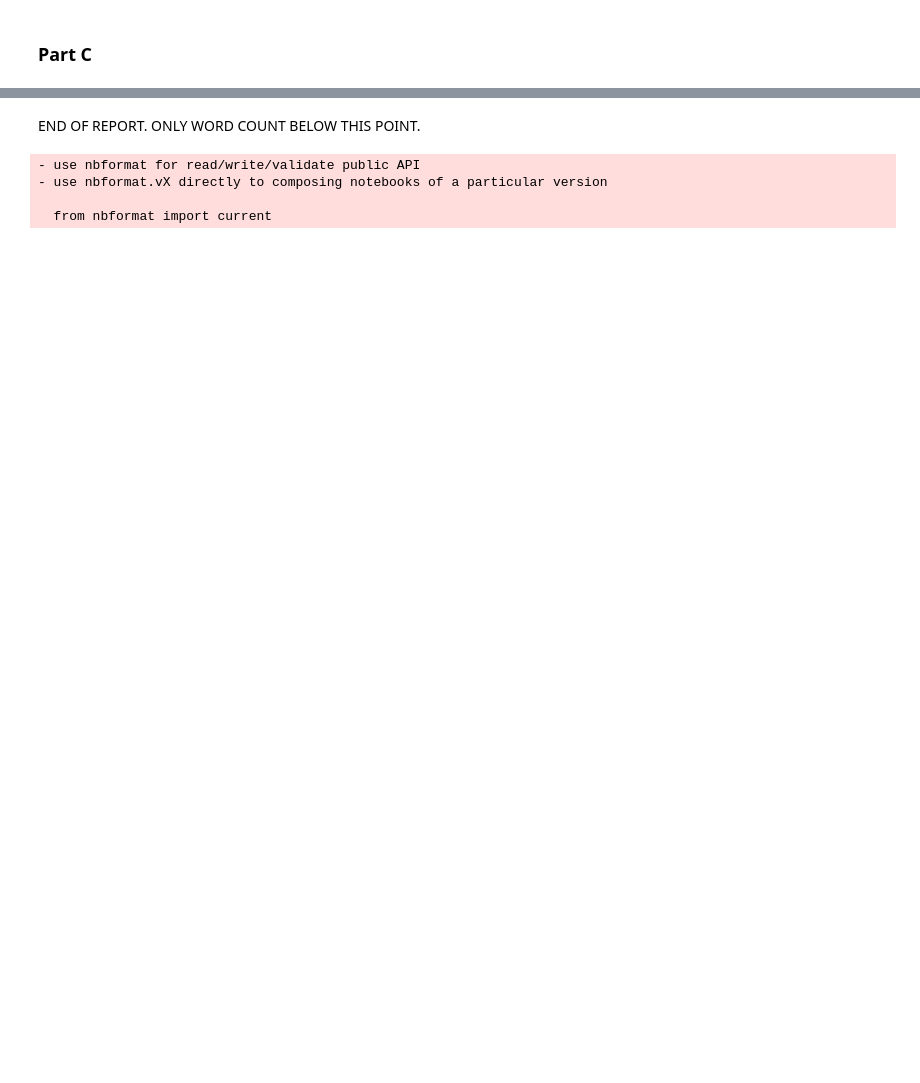
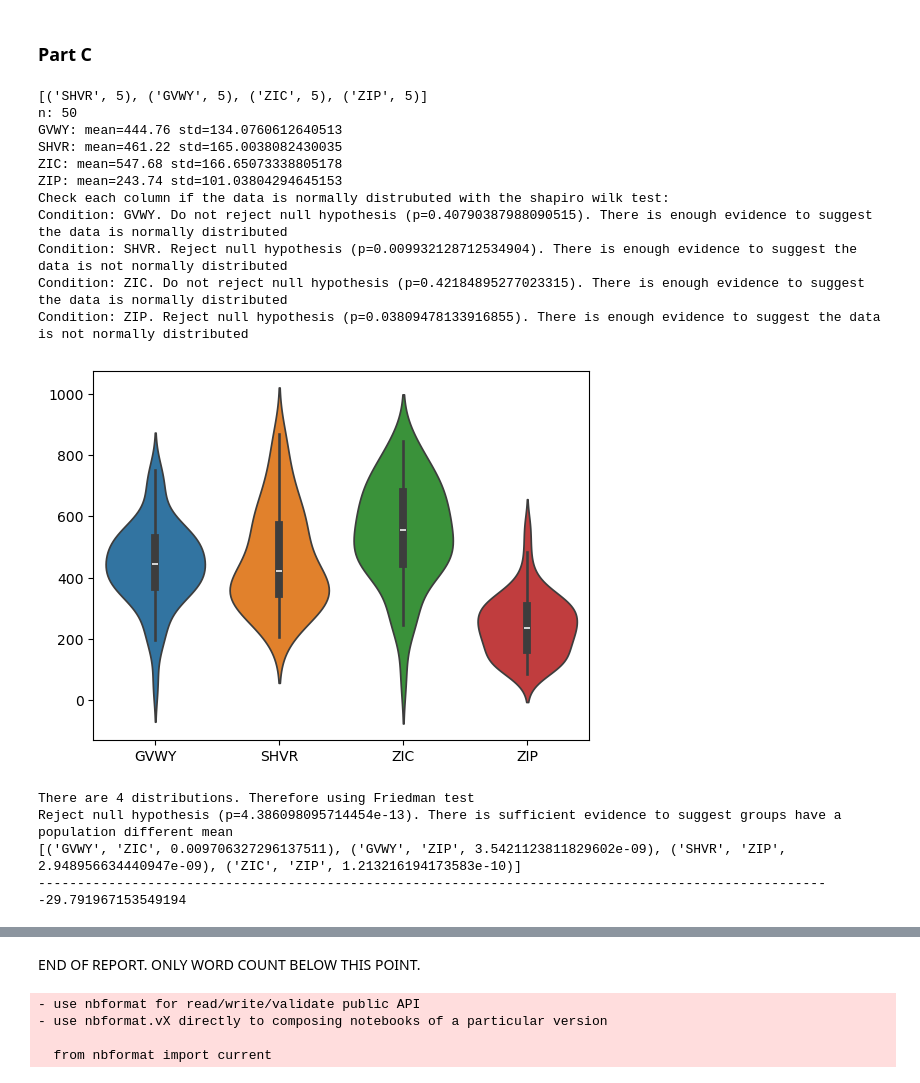
Before and after one commit to ImranZaminAli/fintech_cw, a Jupyter notebook: cw.ipynb, the cells around one changed output, grey strips where cells are left out. Drawn from its saved outputs; the diff is of its cells as text; code cells hidden in the pictures; blank space fills up the shorter version.

```diff
--- a/cw.ipynb
+++ b/cw.ipynb
@@ -302,3 +449,42 @@ def part_c(n):
+# %%
+import time
+t1 = time.time()
+algos = ('SHVR', 'GVWY', 'ZIC', 'ZIP')
+ratios_list = [[25, 25, 25, 25]]
+n_vals = [50]
+for n in n_vals:
+    for i in range(len(ratios_list)):
+        for j in range(len(ratios_list[i])):
+            seller_specs = get_traders_specs(algos=algos, percentages=tuple(ratios_list[i]), num_traders=num_sellers)
+            buyer_specs = get_traders_specs(algos=algos, percentages=tuple(ratios_list[i]), num_traders=num_sellers)
+            traders_specs = {'sellers': seller_specs, 'buyers': buyer_specs}
+            order_sched = {'sup': supply_schedule, 'dem': demand_schedule, 'interval': order_interval, 'timemode': 'periodic'}
+            print(seller_specs)
+            run_experiment(n, (trial_id, start_time, end_time, traders_specs, order_sched, dump_flags, verbose), initial_seed)
+            print('-----------------------------------------------------------------------------------------------------')
+            if len(set(ratios_list[i])) == 1: # no need to permute if all elements are equal
+                break
+            ratios_list[i].append(ratios_list[i].pop(0)) # rotates by 1
+t2 = time.time()
+print(t1 -t2)
+# %% [output]
+[('SHVR', 5), ('GVWY', 5), ('ZIC', 5), ('ZIP', 5)]
+n: 50
+GVWY: mean=444.76 std=134.0760612640513
+SHVR: mean=461.22 std=165.0038082430035
+ZIC: mean=547.68 std=166.65073338805178
+ZIP: mean=243.74 std=101.03804294645153
+Check each column if the data is normally distrubuted with the shapiro wilk test:
+Condition: GVWY. Do not reject null hypothesis (p=0.40790387988090515). There is enough evidence to suggest the data is normally distributed
+Condition: SHVR. Reject null hypothesis (p=0.009932128712534904). There is enough evidence to suggest the data is not normally distributed
+Condition: ZIC. Do not reject null hypothesis (p=0.42184895277023315). There is enough evidence to suggest the data is normally distributed
+Condition: ZIP. Reject null hypothesis (p=0.03809478133916855). There is enough evidence to suggest the data is not normally distributed
+[figure, added]
+There are 4 distributions. Therefore using Friedman test
+Reject null hypothesis (p=4.386098095714454e-13). There is sufficient evidence to suggest groups have a population different mean
+[('GVWY', 'ZIC', 0.009706327296137511), ('GVWY', 'ZIP', 3.5421123811829602e-09), ('SHVR', 'ZIP', 2.948956634440947e-09), ('ZIC', 'ZIP', 1.213216194173583e-10)]
+-----------------------------------------------------------------------------------------------------
+-29.791967153549194
 # %%
 part_c(50)
 # %% [output]
```
Also changed, not shown: parts of 14 cells of this notebook, 1 other file.
